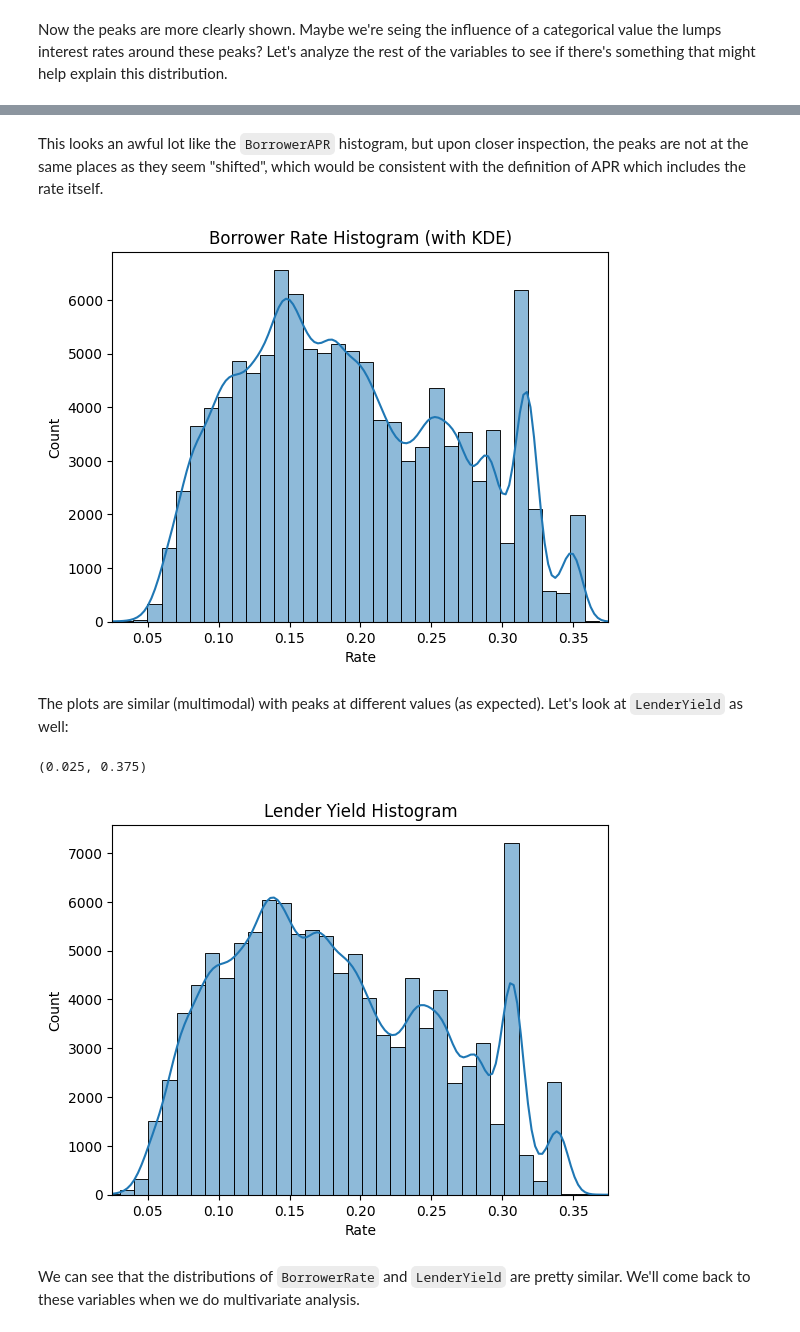
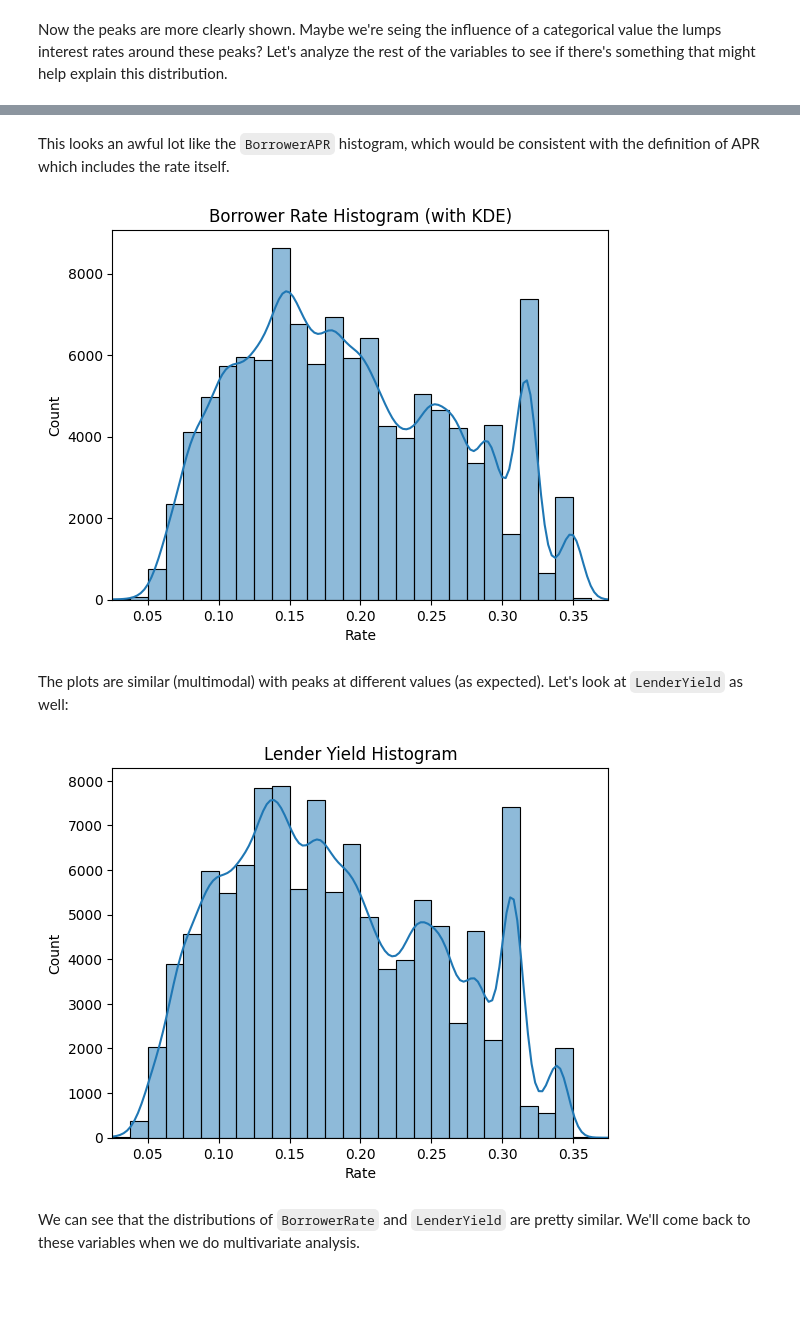
Before and after one commit to abarto/udacity-nd002-comunicate-data-findings, a Jupyter notebook: Part_I_exploration.ipynb, the cells around one changed output, grey strips where cells are left out. Drawn from its saved outputs; the diff is of its cells as text; code cells hidden in the pictures; blank space fills up the shorter version.

```diff
--- a/Part_I_exploration.ipynb
+++ b/Part_I_exploration.ipynb
@@ -1335,30 +1353,29 @@ plt.title("Borrower Rate Histogram");
 # %% [markdown]
-This looks an awful lot like the ``BorrowerAPR`` histogram, but upon closer inspection, the peaks are not at the same places as they seem "shifted", which would be consistent with the definition of APR which includes the rate itself.
+This looks an awful lot like the ``BorrowerAPR`` histogram, which would be consistent with the definition of APR which includes the rate itself.
 # %%
 sns.histplot(
     prosper_load_data_clean_df.BorrowerRate,
-    bins=50,
+    bins=np.arange(0, 0.5, 0.0125),
     kde=True
 )
 plt.title("Borrower Rate Histogram (with KDE)")
 plt.xlabel('Rate')
 plt.xlim(0.025, 0.375);
 # %% [output]
-[figure, old version]
+[figure, new version]
 # %% [markdown]
 The plots are similar (multimodal) with peaks at different values (as expected). Let's look at ``LenderYield`` as well:
 # %%
 sns.histplot(
     prosper_load_data_clean_df.LenderYield,
-    bins=50,
+    bins=np.arange(0, 0.5, 0.0125),
     kde=True
 )
 plt.title("Lender Yield Histogram");
 plt.xlabel('Rate')
-plt.xlim(0.025, 0.375)
+plt.xlim(0.025, 0.375);
 # %% [output]
-(0.025, 0.375)
-[figure, old version]
+[figure, new version]
 # %% [markdown]
 We can see that the distributions of ``BorrowerRate`` and ``LenderYield`` are pretty similar.  We'll come back to these variables when we do multivariate analysis.
 # %% [markdown]
```
Also changed, not shown: parts of 70 cells of this notebook, 2 other files.
